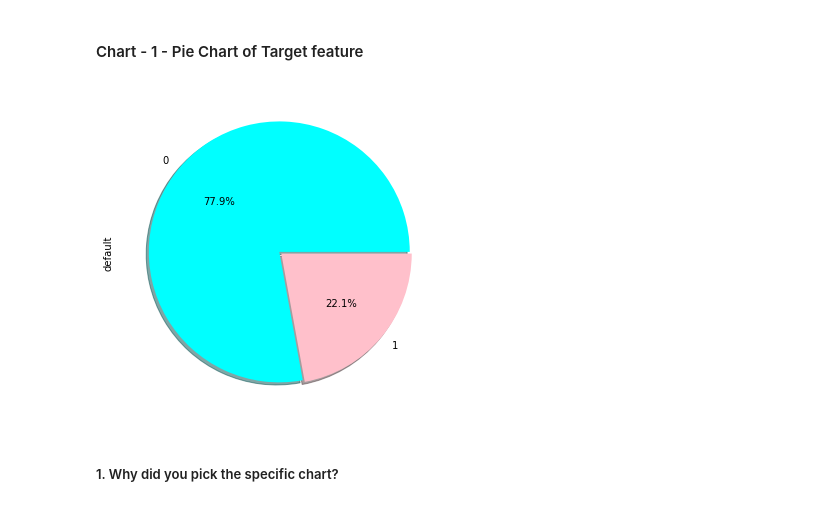
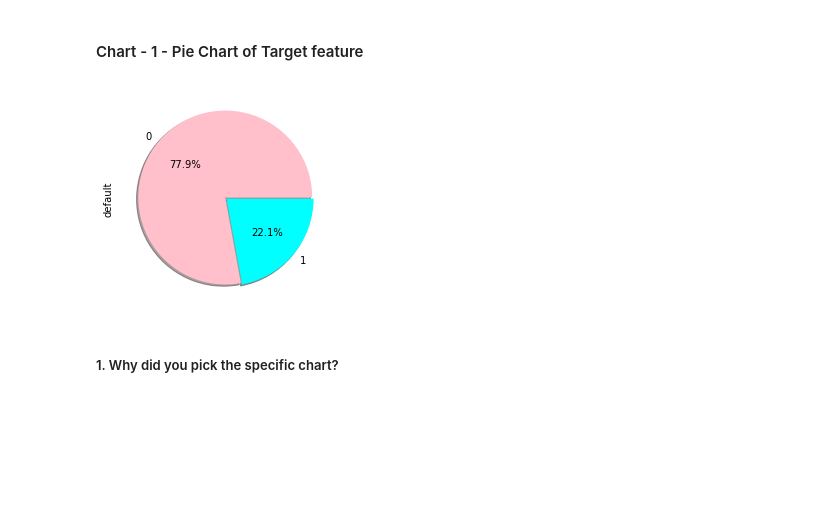
Before and after one commit to mdismailquraishicse/capstone_project_3_classification_creditcard_default, a Jupyter notebook: CreditCardDefaultPrediction.ipynb, the cells around one changed output. Drawn from its saved outputs; the diff is of its cells as text; code cells hidden in the pictures; blank space fills up the shorter version.

```diff
--- a/CreditCardDefaultPrediction.ipynb
+++ b/CreditCardDefaultPrediction.ipynb
@@ -479,3 +479,8 @@ df_defaulted.groupby('PAY_6')['default'].sum().reset_index().sort_values(by='def
 ![Screenshot (1731).png](embedded-picture-1)![Screenshot (1730).png](embedded-picture-2)![Screenshot (1729).png](embedded-picture-3)
 # %% [markdown]
 ## ***4. Data Vizualization, Storytelling & Experimenting with charts : Understand the relationships between variables***
+# %%
+# Function to show Uni-variate pie chart show
+def uni_pie(df,col):
+  df[col].value_counts().plot.pie(autopct='%0.01f%%', colors={'pink','cyan'},shadow= True, explode=[0.01,0.01])
+  plt.show()
@@ -482,12 +495,10 @@ df_defaulted.groupby('PAY_6')['default'].sum().reset_index().sort_values(by='def
 # %% [markdown]
 #### Chart - 1 - Pie Chart of Target feature
-# %%
-# Chart - 1 visualization code
-plt.rcParams['figure.figsize'] =(6,6)
-df['default'].value_counts().plot.pie(autopct='%0.01f%%', colors={'pink','cyan'},shadow= True, explode=[0.01,0.01])
-plt.show()
-# %% [output]
-[figure, removed]
+# %%
+# Chart - 1 visualization code
+uni_pie(df,'default')
+# %% [output]
+[figure, added]
 # %% [markdown]
 ##### 1. Why did you pick the specific chart?
 # %% [markdown]
```
Also changed, not shown: parts of 105 cells of this notebook.
